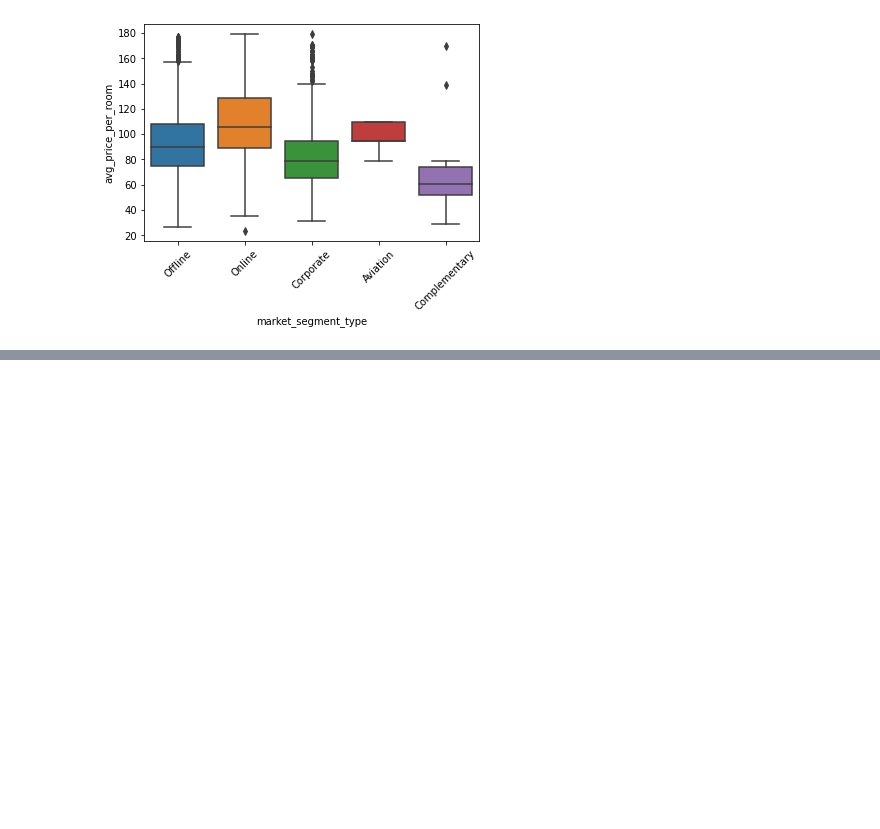
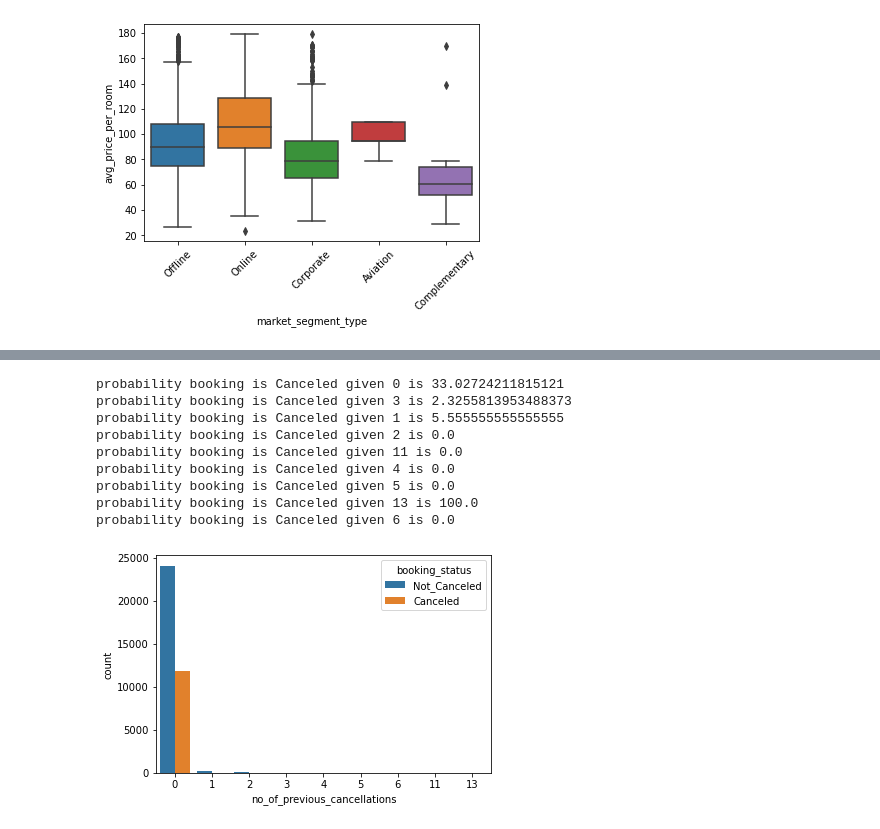
Before and after one commit to Nas-virat/Hotel_reservation, a Jupyter notebook: Hotel Reservation.ipynb, the cells around one changed output, grey strips where cells are left out. Cells and saved outputs as stored; diff of their text form; code cells hidden in the pictures; blank space fills up the shorter version.

```diff
--- a/Hotel Reservation.ipynb
+++ b/Hotel Reservation.ipynb
@@ -415,0 +443,14 @@ plt.xticks(rotation=45)
+# %%
+sns.countplot(data=df, x="no_of_previous_cancellations", hue="booking_status")
+prob_cal(df,"no_of_previous_cancellations")
+# %% [output]
+probability booking is Canceled given 0 is 33.02724211815121
+probability booking is Canceled given 3 is 2.3255813953488373
+probability booking is Canceled given 1 is 5.555555555555555
+probability booking is Canceled given 2 is 0.0
+probability booking is Canceled given 11 is 0.0
+probability booking is Canceled given 4 is 0.0
+probability booking is Canceled given 5 is 0.0
+probability booking is Canceled given 13 is 100.0
+probability booking is Canceled given 6 is 0.0
+[figure, added]
```
Also changed, not shown: parts of 19 cells of this notebook.
